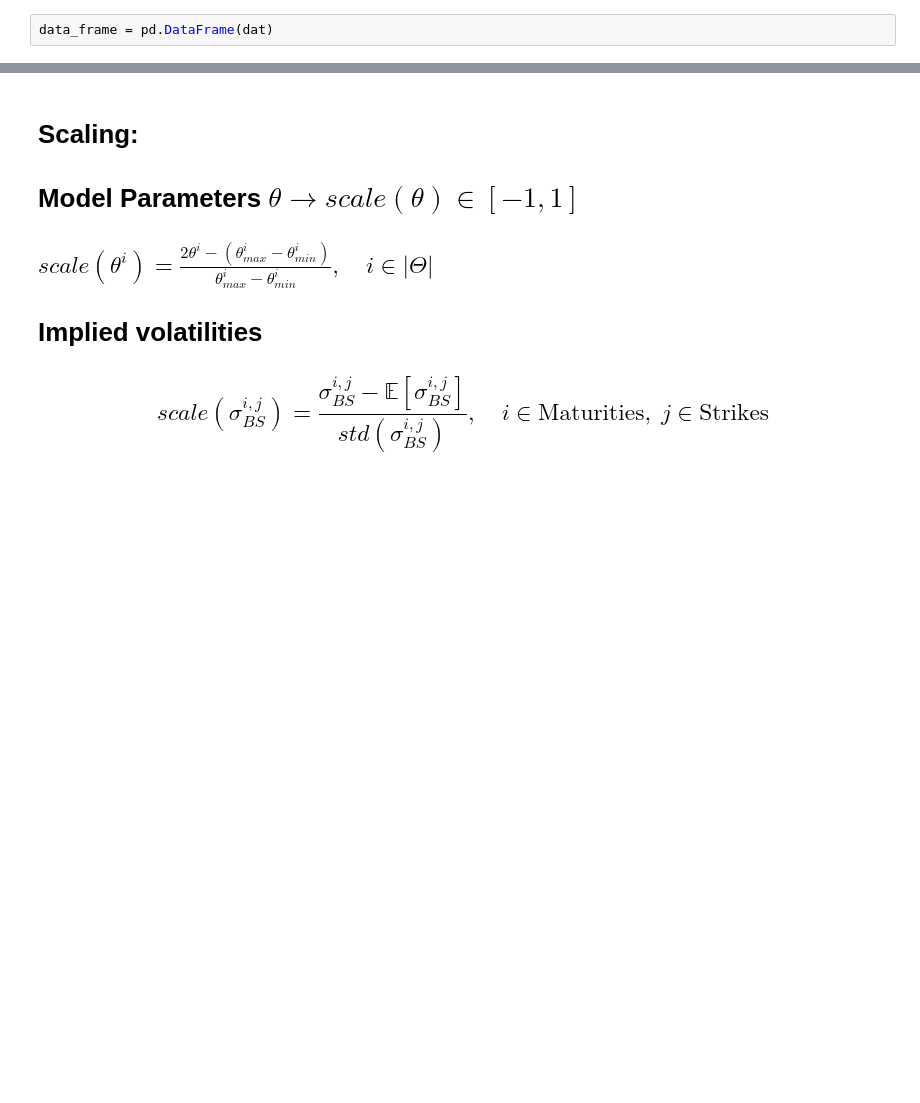
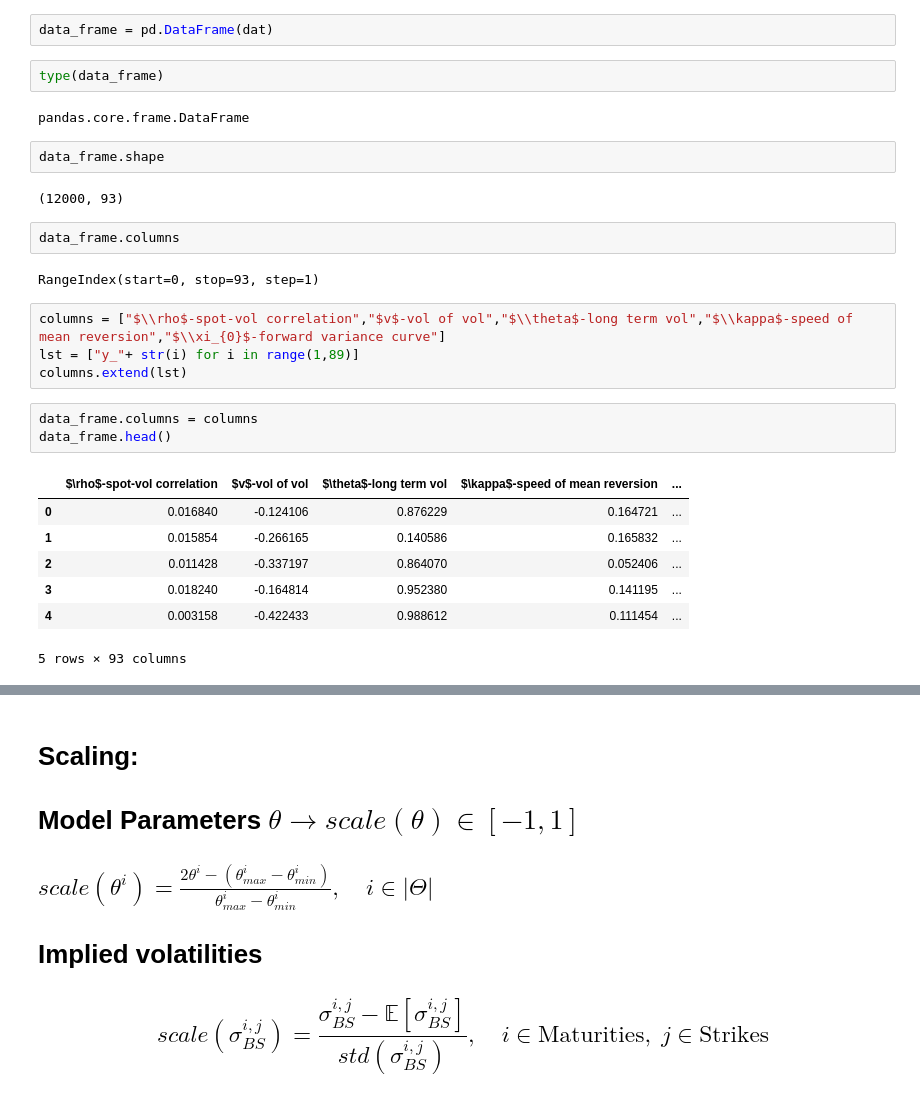
Before and after one commit to Oratile-hub/Research, a Jupyter notebook: Neural Network Heston model.ipynb, the cells around one changed output, grey strips where cells are left out. Cells and saved outputs as stored; diff of their text form; blank space fills up the shorter version.

```diff
--- a/Neural Network Heston model.ipynb
+++ b/Neural Network Heston model.ipynb
@@ -39,6 +39,33 @@ len(dat)
 12000
 # %%
 data_frame = pd.DataFrame(dat)
+# %%
+type(data_frame)
+# %% [output]
+pandas.core.frame.DataFrame
+# %%
+data_frame.shape
+# %% [output]
+(12000, 93)
+# %%
+data_frame.columns
+# %% [output]
+RangeIndex(start=0, stop=93, step=1)
+# %%
+columns = ["$\\rho$-spot-vol correlation","$v$-vol of vol","$\\theta$-long term vol","$\\kappa$-speed of mean reversion","$\\xi_{0}$-forward variance curve"]
+lst = ["y_"+ str(i) for i in range(1,89)]
+columns.extend(lst)
+# %%
+data_frame.columns = columns
+data_frame.head()
+# %% [output]
+|  | $\rho$-spot-vol correlation | $v$-vol of vol | $\theta$-long term vol | $\kappa$-speed of mean reversion | ... |
+| 0 | 0.016840 | -0.124106 | 0.876229 | 0.164721 | ... |
+| 1 | 0.015854 | -0.266165 | 0.140586 | 0.165832 | ... |
+| 2 | 0.011428 | -0.337197 | 0.864070 | 0.052406 | ... |
+| 3 | 0.018240 | -0.164814 | 0.952380 | 0.141195 | ... |
+| 4 | 0.003158 | -0.422433 | 0.988612 | 0.111454 | ... |
+5 rows × 93 columns
 # %%
 data_frame.describe()
 # %% [output]
```
Also changed, not shown: parts of 22 cells of this notebook.
